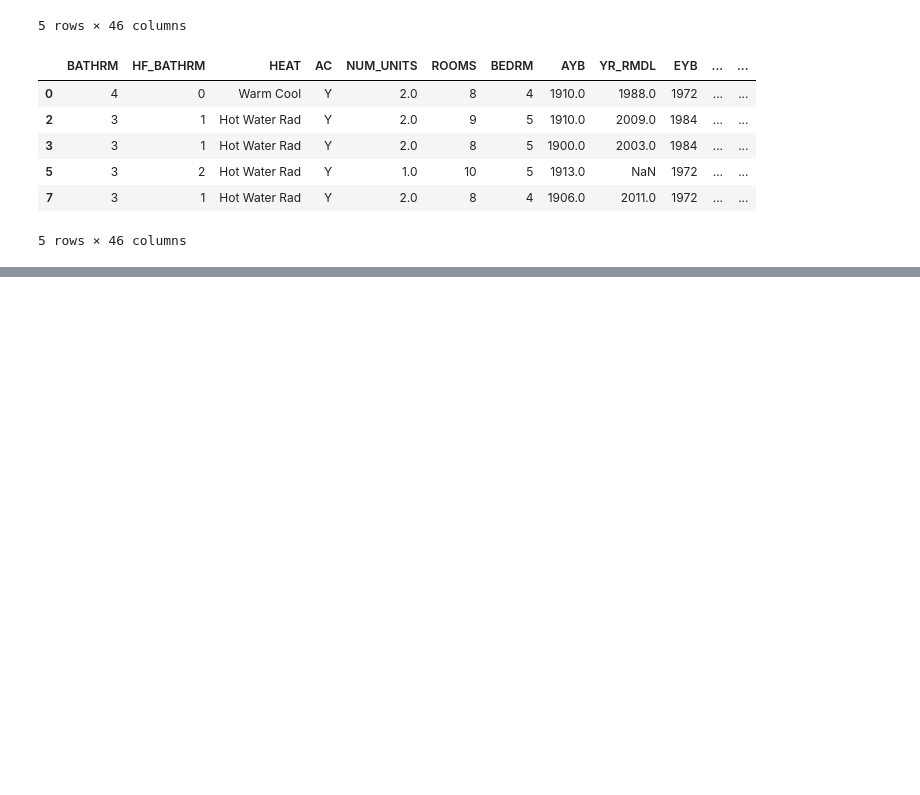
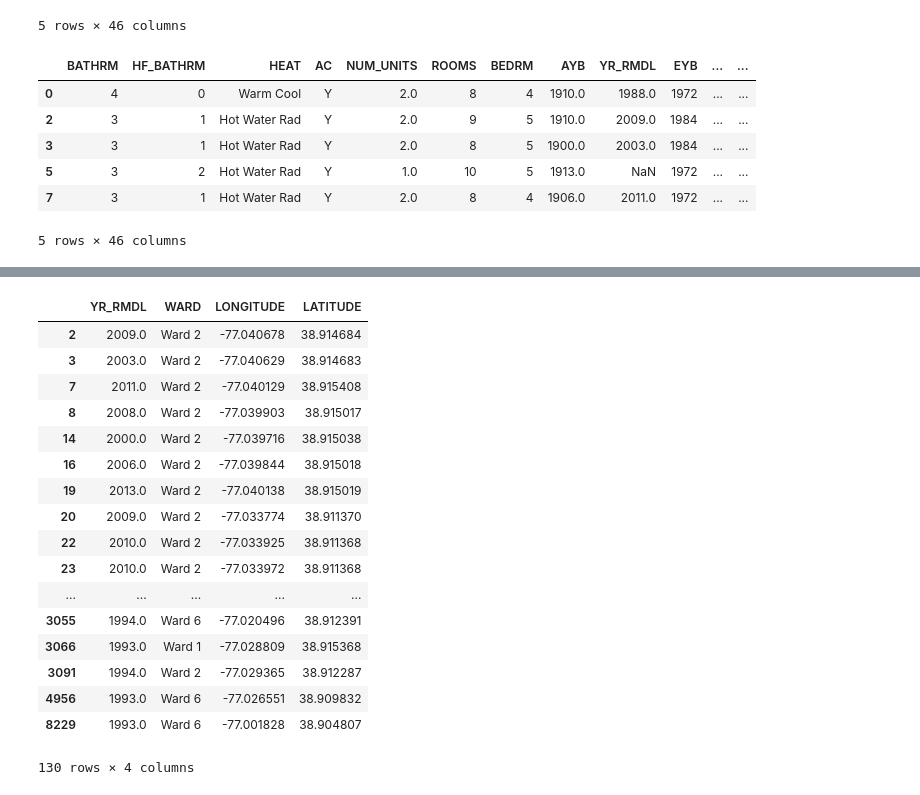
Before and after one commit to ddenning8/Group_Project_1, a Jupyter notebook: Derek_Analysis_4.ipynb, the cells around one changed output, grey strips where cells are left out. Cells and saved outputs as stored; diff of their text form; code cells hidden in the pictures; blank space fills up the shorter version.

```diff
--- a/Derek_Analysis_4.ipynb
+++ b/Derek_Analysis_4.ipynb
@@ -45,0 +245,22 @@ residential_df.head()
+# %%
+remodel_ward_df2 = remodel_ward_df.groupby('YR_RMDL')
+remodel_ward_df2.head()
+# %% [output]
+|  | YR_RMDL | WARD | LONGITUDE | LATITUDE |
+| 2 | 2009.0 | Ward 2 | -77.040678 | 38.914684 |
+| 3 | 2003.0 | Ward 2 | -77.040629 | 38.914683 |
+| 7 | 2011.0 | Ward 2 | -77.040129 | 38.915408 |
+| 8 | 2008.0 | Ward 2 | -77.039903 | 38.915017 |
+| 14 | 2000.0 | Ward 2 | -77.039716 | 38.915038 |
+| 16 | 2006.0 | Ward 2 | -77.039844 | 38.915018 |
+| 19 | 2013.0 | Ward 2 | -77.040138 | 38.915019 |
+| 20 | 2009.0 | Ward 2 | -77.033774 | 38.911370 |
+| 22 | 2010.0 | Ward 2 | -77.033925 | 38.911368 |
+| 23 | 2010.0 | Ward 2 | -77.033972 | 38.911368 |
+| ... | ... | ... | ... | ... |
+| 3055 | 1994.0 | Ward 6 | -77.020496 | 38.912391 |
+| 3066 | 1993.0 | Ward 1 | -77.028809 | 38.915368 |
+| 3091 | 1994.0 | Ward 2 | -77.029365 | 38.912287 |
+| 4956 | 1993.0 | Ward 6 | -77.026551 | 38.909832 |
+| 8229 | 1993.0 | Ward 6 | -77.001828 | 38.904807 |
+130 rows × 4 columns
```
Also changed, not shown: parts of 23 cells of this notebook, 3 other files.
